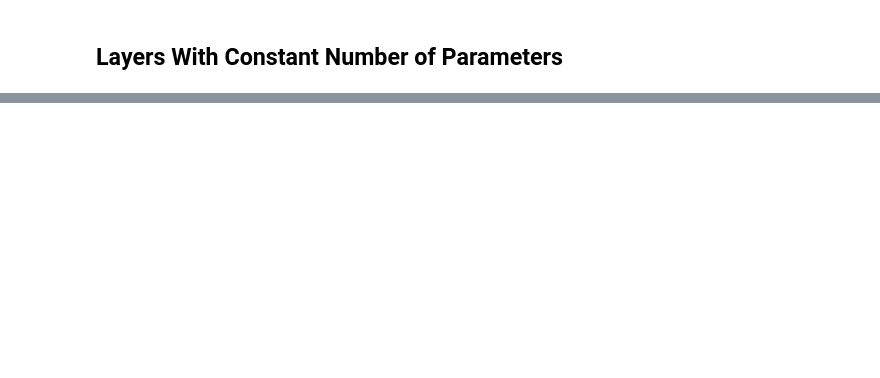
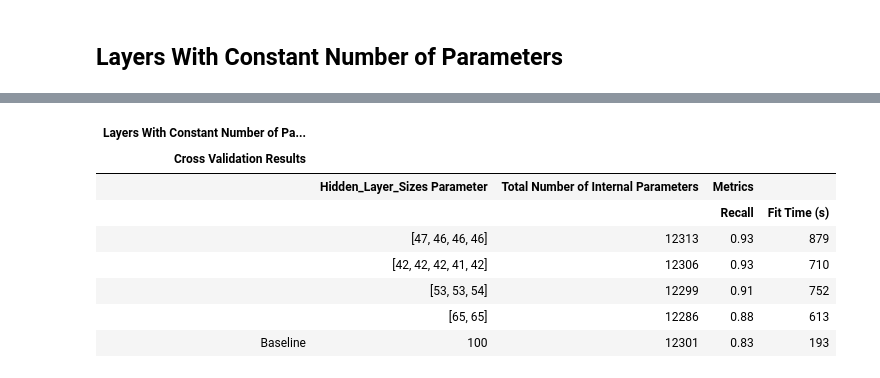
Before and after one commit to DecisionTreeBruining/212B-ML-Project, a Jupyter notebook: assignment_3/local_dev/taylor_fig_layers.ipynb, the cells around one changed output, grey strips where cells are left out. Cells and saved outputs as stored; diff of their text form; code cells hidden in the pictures; blank space fills up the shorter version.

```diff
--- a/assignment_3/local_dev/taylor_fig_layers.ipynb
+++ b/assignment_3/local_dev/taylor_fig_layers.ipynb
@@ -176,9 +207,19 @@ for param, name_list in param_name.items():
 # %%
 (
     result_table['grid_results_parmeters-hidden_layer_sizes']
     .tab_header(title="Layers With Constant Number of Parameters", subtitle="Cross Validation Results")
     .cols_label(
         Num_Parameters = html("<center>Total Number of<br>Internal Parameters</center>")
     )
-    .save(file="./tables_and_figures/grid_results_parmeters-hidden_layer_sizes.png")
+    # .save(file="./tables_and_figures/grid_results_parmeters-hidden_layer_sizes.png")
 )
+# %% [output]
+| Layers With Constant Number of Pa... |  |  |  |  |
+| Cross Validation Results |  |  |  |  |
+|  | Hidden_Layer_Sizes Parameter | Total Number of Internal Parameters | Metrics |  |
+|  |  |  | Recall | Fit Time (s) |
+|  | [47, 46, 46, 46] | 12313 | 0.93 | 879 |
+|  | [42, 42, 42, 41, 42] | 12306 | 0.93 | 710 |
+|  | [53, 53, 54] | 12299 | 0.91 | 752 |
+|  | [65, 65] | 12286 | 0.88 | 613 |
+| Baseline | 100 | 12301 | 0.83 | 193 |
```
Also changed, not shown: parts of 5 cells of this notebook.
